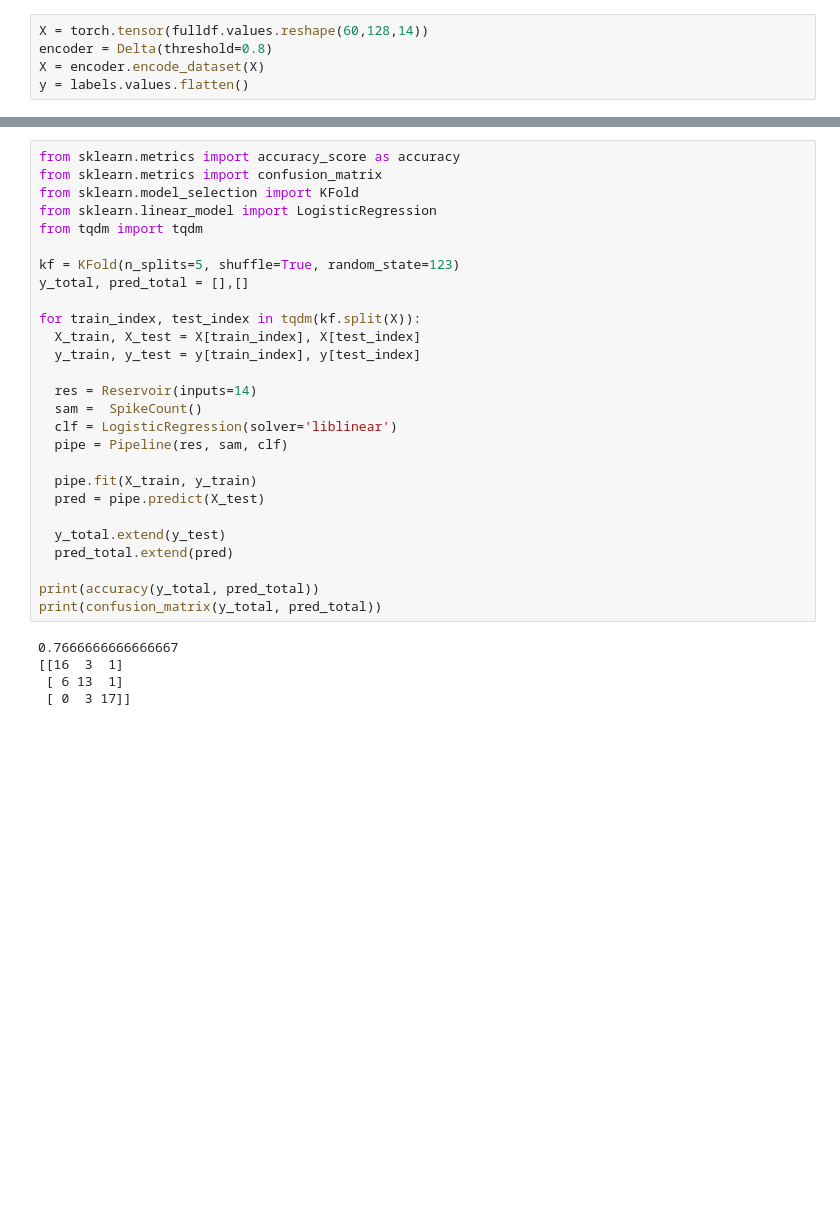
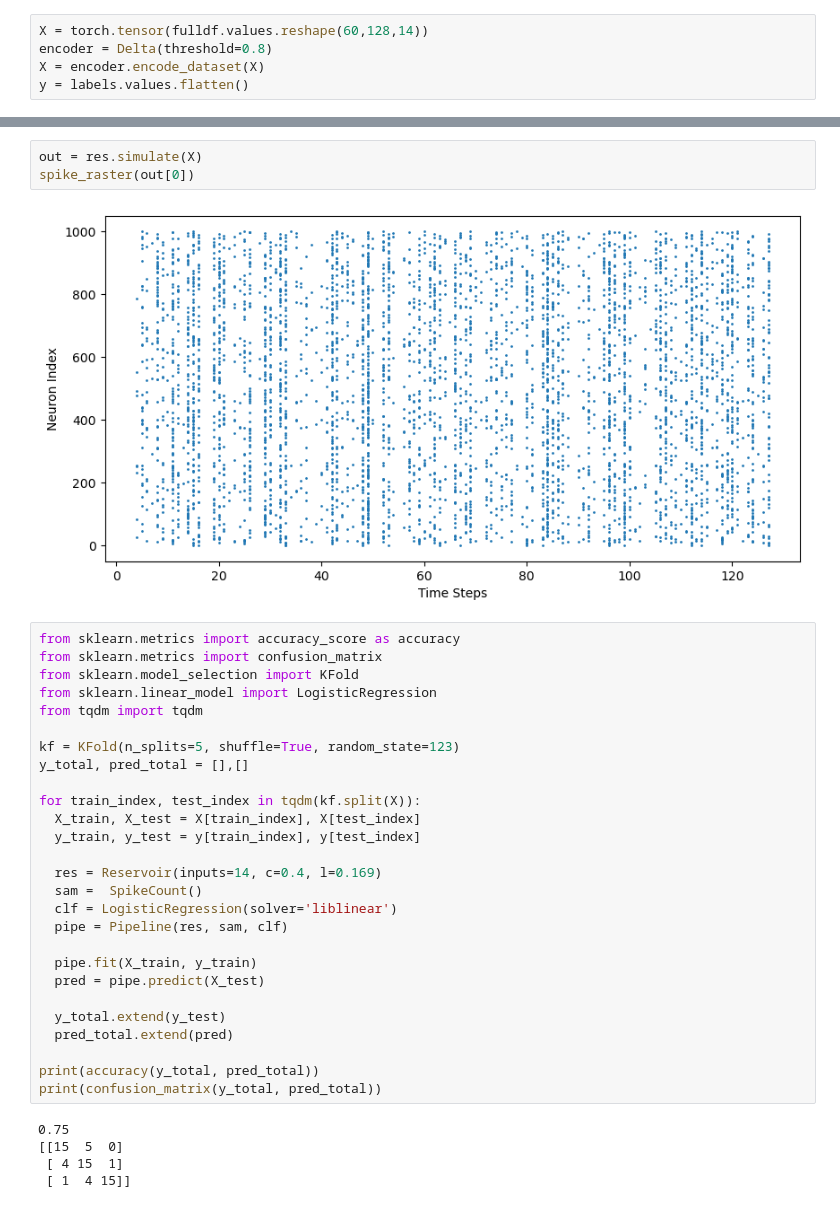
Before and after one commit to KEDRI-AUT/NeuCube-Py, a Jupyter notebook: wrist_movement_demo.ipynb, the cells around one changed output, grey strips where cells are left out. Cells and saved outputs as stored; diff of their text form; blank space fills up the shorter version.

```diff
--- a/wrist_movement_demo.ipynb
+++ b/wrist_movement_demo.ipynb
@@ -30,3 +36,8 @@ y = labels.values.flatten()
+# %%
+out = res.simulate(X)
+spike_raster(out[0])
+# %% [output]
+[figure, added]
 # %%
 from sklearn.metrics import accuracy_score as accuracy
 from sklearn.metrics import confusion_matrix
@@ -41,7 +52,7 @@ for train_index, test_index in tqdm(kf.split(X)):
   X_train, X_test = X[train_index], X[test_index]
   y_train, y_test = y[train_index], y[test_index]
 
-  res = Reservoir(inputs=14)
+  res = Reservoir(inputs=14, c=0.4, l=0.169)
   sam =  SpikeCount()
   clf = LogisticRegression(solver='liblinear')
   pipe = Pipeline(res, sam, clf)
@@ -55,7 +66,7 @@ for train_index, test_index in tqdm(kf.split(X)):
 print(accuracy(y_total, pred_total))
 print(confusion_matrix(y_total, pred_total))
 # %% [output]
-0.7666666666666667
-[[16  3  1]
- [ 6 13  1]
- [ 0  3 17]]
+0.75
+[[15  5  0]
+ [ 4 15  1]
+ [ 1  4 15]]
```
Also changed, not shown: parts of 1 cell of this notebook, 5 other files.
